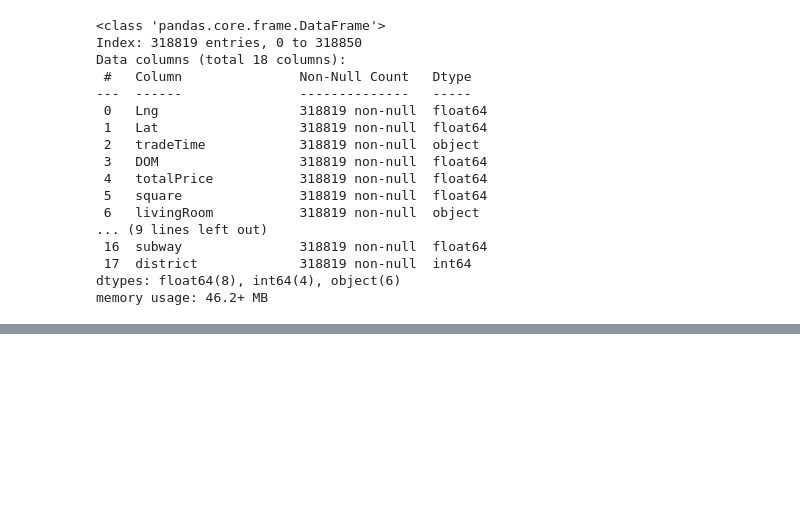
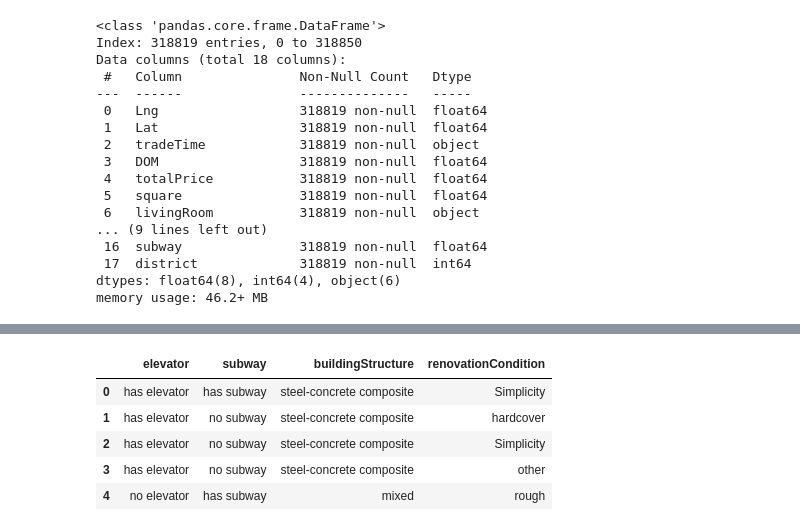
Before and after one commit to Estaheri7/Beijing-Housing-Analysis, a Jupyter notebook: src/housing_analysis.ipynb, the cells around one changed output, grey strips where cells are left out. Saved outputs shown, nothing was run; the diff lists cells and outputs as text; code cells hidden in the pictures; blank space fills up the shorter version.

Commit message:
Change categorical columns from numeric to object

```diff
--- a/src/housing_analysis.ipynb
+++ b/src/housing_analysis.ipynb
@@ -109,0 +194,21 @@ memory usage: 46.2+ MB
+# %%
+# Creating a copy of current housing dataframe
+housing_categorical = housing_no_missing.copy()
+# elevator and subway types are float we change them to int first.
+housing_categorical[["elevator", "subway"]] = housing_categorical[["elevator", "subway"]].astype(int)
+# Changing type of selected columns to string (object)
+housing_categorical[["elevator", "subway", "buildingStructure", "renovationCondition"]] = housing_categorical[["elevator", "subway", "buildingStructure", "renovationCondition"]].astype(str)
+# Replace numeric values to string values.
+housing_categorical["elevator"] = housing_categorical["elevator"].replace({'1': 'has elevator', '0': 'no elevator'})
+housing_categorical["subway"] = housing_categorical["subway"].replace({'1': 'has subway', '0': 'no subway'})
+housing_categorical["buildingStructure"] = housing_categorical["buildingStructure"].replace({'1': 'unknown', '2': 'mixed', '3': 'brick and wood', '4': 'concrete', '5': 'steel', '6': 'steel-concrete composite'})
+housing_categorical["renovationCondition"] = housing_categorical["renovationCondition"].replace({'1': 'other', '2': 'rough', '3': 'Simplicity', '4': 'hardcover'})
+# %%
+housing_categorical[["elevator", "subway", "buildingStructure", "renovationCondition"]].head()
+# %% [output]
+|  | elevator | subway | buildingStructure | renovationCondition |
+| 0 | has elevator | has subway | steel-concrete composite | Simplicity |
+| 1 | has elevator | no subway | steel-concrete composite | hardcover |
+| 2 | has elevator | no subway | steel-concrete composite | Simplicity |
+| 3 | has elevator | no subway | steel-concrete composite | other |
+| 4 | no elevator | has subway | mixed | rough |
```
Also changed, not shown: parts of 1 cell of this notebook.
